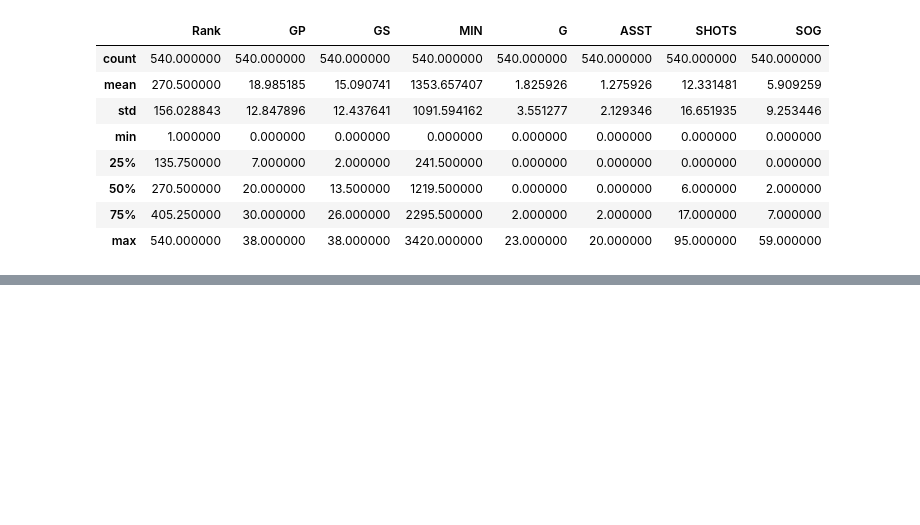
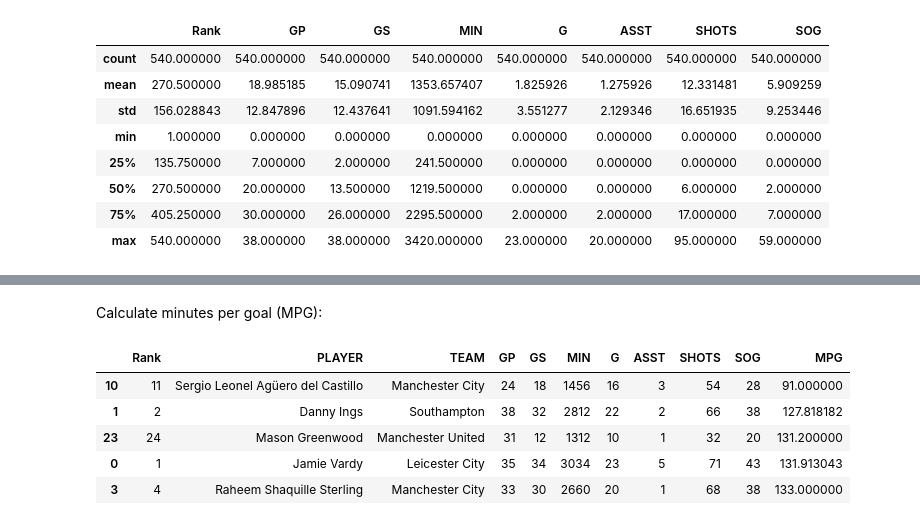
Before and after one commit to mleontenko/pl_stats, a Jupyter notebook: notebook.ipynb, the cells around one changed output, grey strips where cells are left out. Saved outputs shown, nothing was run; the diff lists cells and outputs as text; code cells hidden in the pictures; blank space fills up the shorter version.

```diff
--- a/notebook.ipynb
+++ b/notebook.ipynb
@@ -56,0 +92,14 @@ df.describe()
+# %% [markdown]
+Calculate minutes per goal (MPG):
+# %%
+df["MPG"] = df["MIN"] / df["G"]
+df.sort_values(by=['MPG'], inplace=True)
+df = df.head(5)
+df
+# %% [output]
+|  | Rank | PLAYER | TEAM | GP | GS | MIN | G | ASST | SHOTS | SOG | MPG |
+| 10 | 11 | Sergio Leonel Agüero del Castillo | Manchester City | 24 | 18 | 1456 | 16 | 3 | 54 | 28 | 91.000000 |
+| 1 | 2 | Danny Ings | Southampton | 38 | 32 | 2812 | 22 | 2 | 66 | 38 | 127.818182 |
+| 23 | 24 | Mason Greenwood | Manchester United | 31 | 12 | 1312 | 10 | 1 | 32 | 20 | 131.200000 |
+| 0 | 1 | Jamie Vardy | Leicester City | 35 | 34 | 3034 | 23 | 5 | 71 | 43 | 131.913043 |
+| 3 | 4 | Raheem Shaquille Sterling | Manchester City | 33 | 30 | 2660 | 20 | 1 | 68 | 38 | 133.000000 |
```
Also changed, not shown: parts of 7 cells of this notebook.
